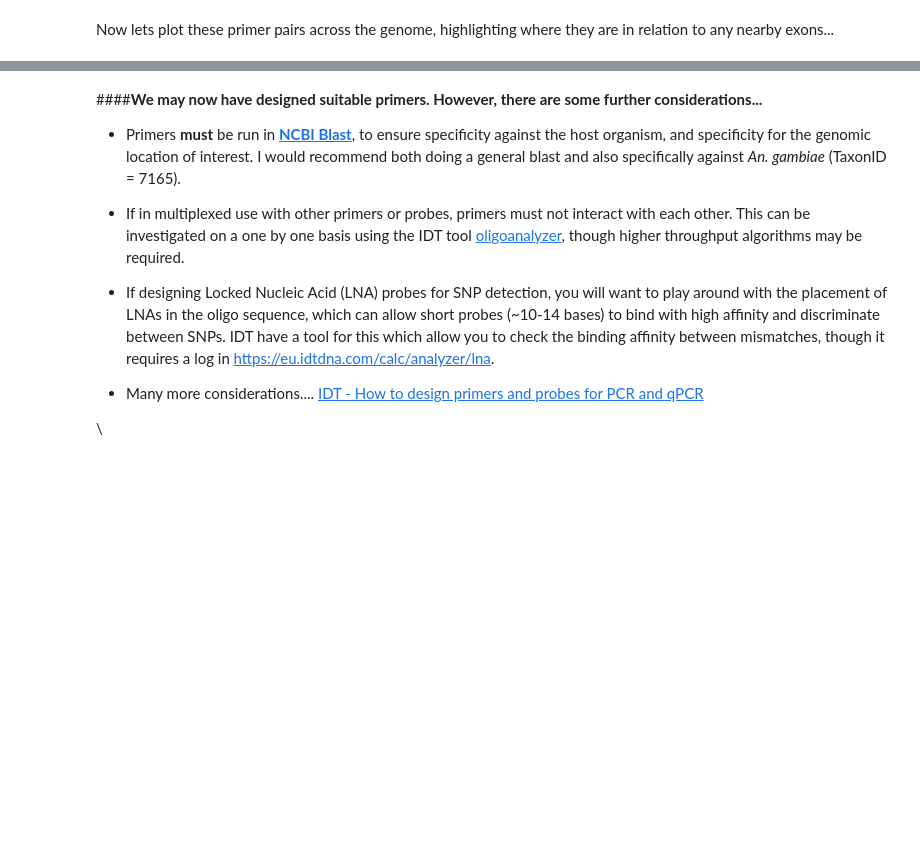
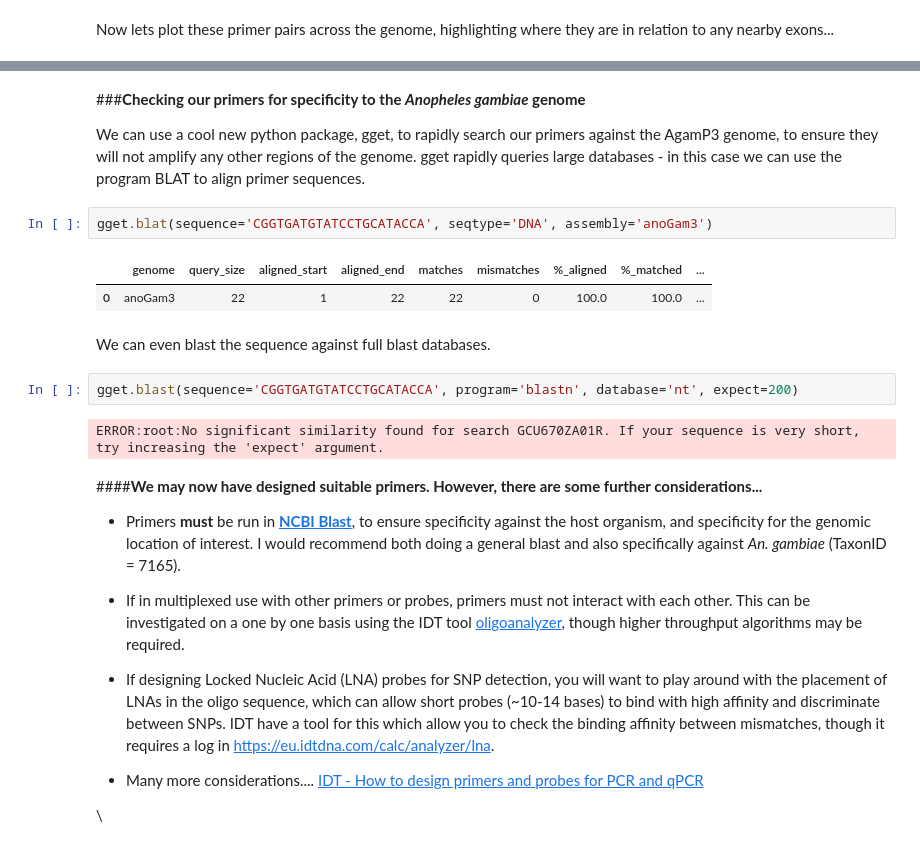
Before and after one commit to sanjaynagi/AnoPrimer, a Jupyter notebook: Primer-Design-in-Anopheles-gambiae.ipynb, the cells around one changed output, grey strips where cells are left out. Drawn from its saved outputs; the diff is of its cells as text; blank space fills up the shorter version.

Commit message:
gget blat

```diff
--- a/Primer-Design-in-Anopheles-gambiae.ipynb
+++ b/Primer-Design-in-Anopheles-gambiae.ipynb
@@ -165,3 +269,18 @@ primer_df
+# %% [markdown]
+###**Checking our primers for specificity to the *Anopheles gambiae* genome**
+
+We can use a cool new python package, gget, to rapidly search our primers against the AgamP3 genome, to ensure they will not amplify any other regions of the genome. gget rapidly queries large databases - in this case we can use the program BLAT to align primer sequences.
+# %%
+gget.blat(sequence='CGGTGATGTATCCTGCATACCA', seqtype='DNA', assembly='anoGam3')
+# %% [output]
+|  | genome | query_size | aligned_start | aligned_end | matches | mismatches | %_aligned | %_matched | ... |
+| 0 | anoGam3 | 22 | 1 | 22 | 22 | 0 | 100.0 | 100.0 | ... |
+# %% [markdown]
+We can even blast the sequence against full blast databases.
+# %%
+gget.blast(sequence='CGGTGATGTATCCTGCATACCA', program='blastn', database='nt', expect=200)
+# %% [output]
+ERROR:root:No significant similarity found for search GCU670ZA01R. If your sequence is very short, try increasing the 'expect' argument.
 # %% [markdown]
 ####**We may now have designed suitable primers. However, there are some further considerations...**
 
```
Also changed, not shown: parts of 11 cells of this notebook.
